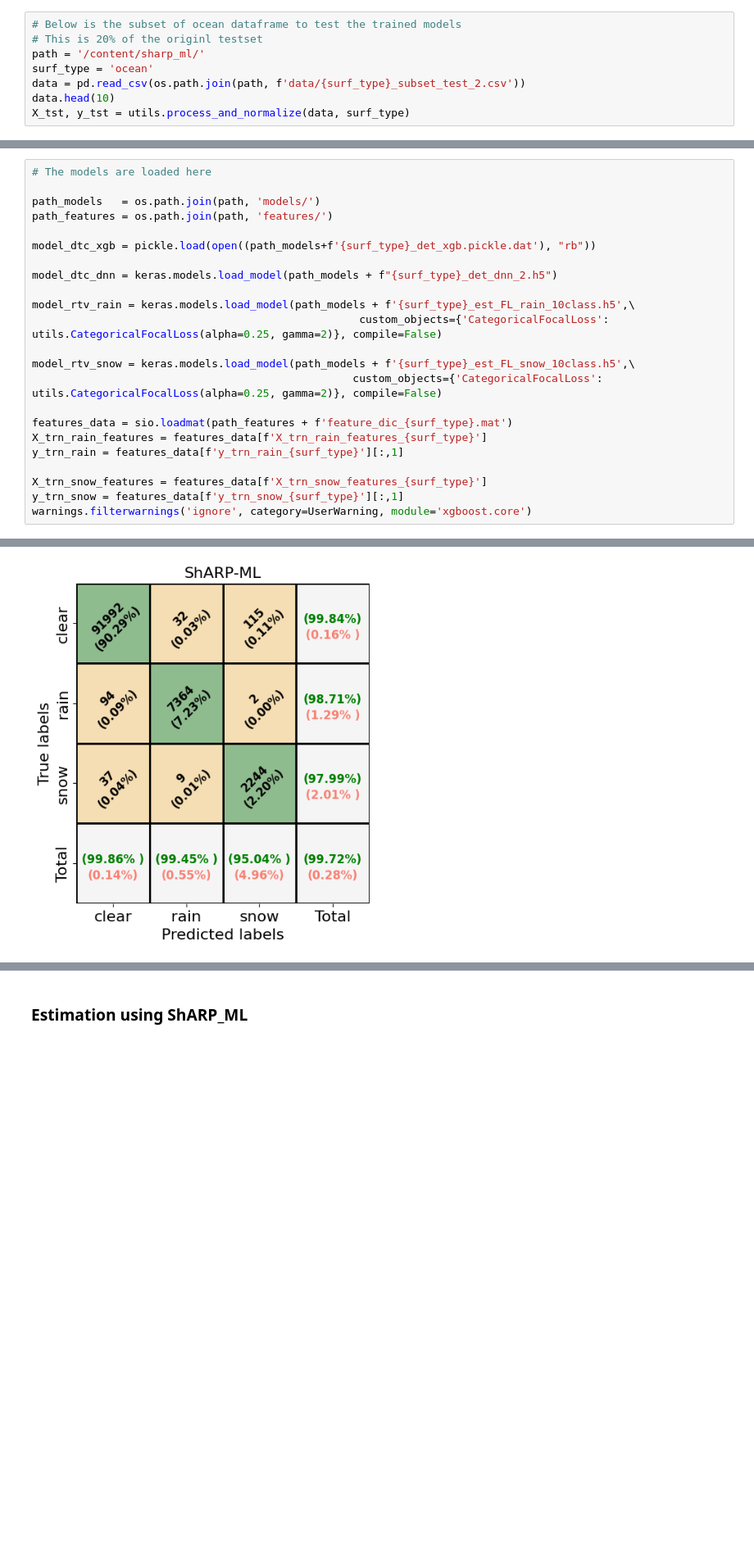
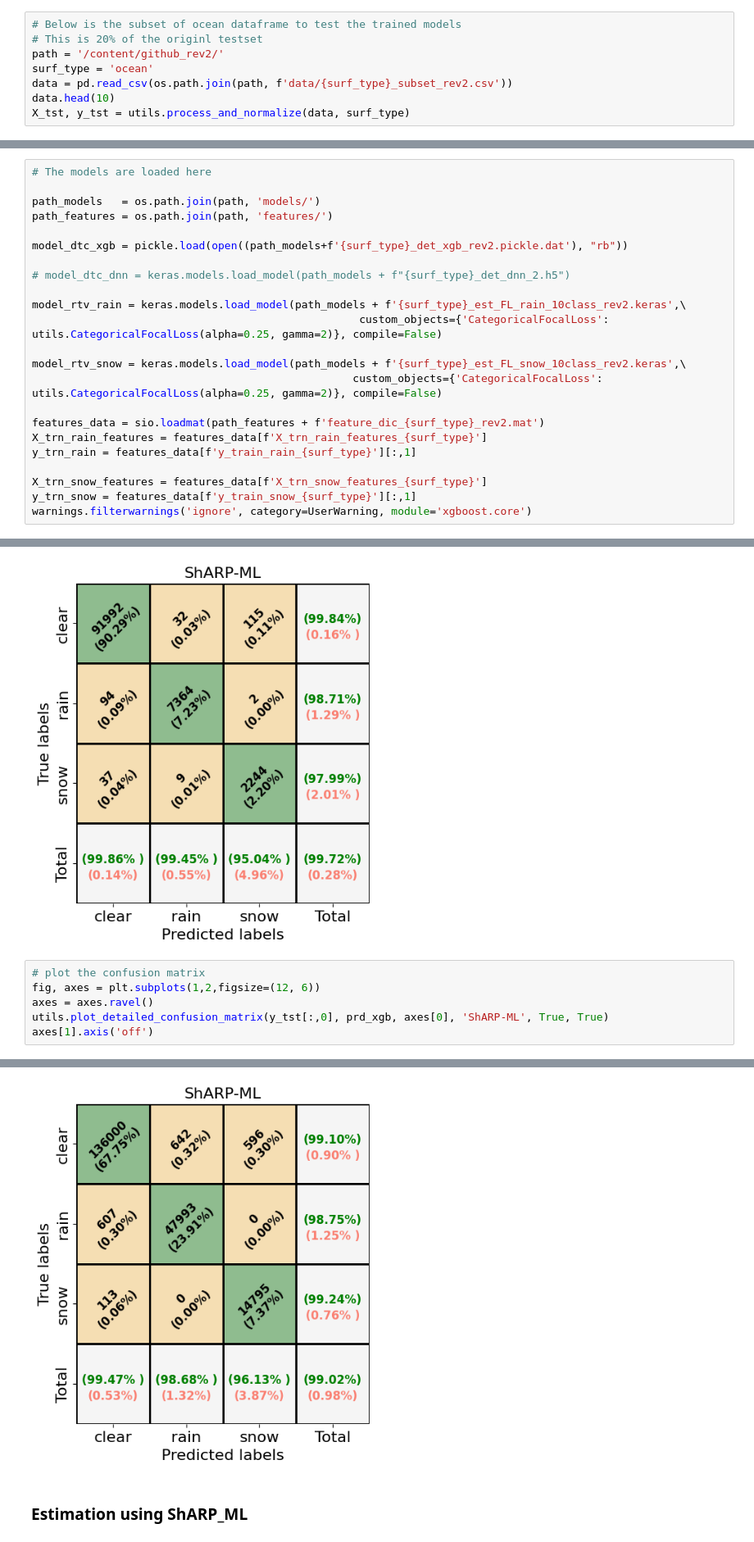
Before and after one commit to reyhaneh-92/Sharp_ML, a Jupyter notebook: Demo_v2.ipynb, the cells around one changed output, grey strips where cells are left out. Shown at 82% size. Cells and saved outputs as stored; diff of their text form; blank space fills up the shorter version.

```diff
--- a/Demo_v2.ipynb
+++ b/Demo_v2.ipynb
@@ -106,9 +106,9 @@ class CategoricalFocalLoss(tf.keras.losses.Loss):
 # %%
 # Below is the subset of ocean dataframe to test the trained models
 # This is 20% of the originl testset
-path = '/content/sharp_ml/'
+path = '/content/github_rev2/'
 surf_type = 'ocean'
-data = pd.read_csv(os.path.join(path, f'data/{surf_type}_subset_test_2.csv'))
+data = pd.read_csv(os.path.join(path, f'data/{surf_type}_subset_rev2.csv'))
 data.head(10)
 X_tst, y_tst = utils.process_and_normalize(data, surf_type)
 # %% [markdown]
@@ -119,20 +119,20 @@ X_tst, y_tst = utils.process_and_normalize(data, surf_type)
 path_models   = os.path.join(path, 'models/')
 path_features = os.path.join(path, 'features/')
 
-model_dtc_xgb = pickle.load(open((path_models+f'{surf_type}_det_xgb.pickle.dat'), "rb"))
+model_dtc_xgb = pickle.load(open((path_models+f'{surf_type}_det_xgb_rev2.pickle.dat'), "rb"))
 
-model_dtc_dnn = keras.models.load_model(path_models + f"{surf_type}_det_dnn_2.h5")
+# model_dtc_dnn = keras.models.load_model(path_models + f"{surf_type}_det_dnn_2.h5")
 
-model_rtv_rain = keras.models.load_model(path_models + f'{surf_type}_est_FL_rain_10class.h5',\
+model_rtv_rain = keras.models.load_model(path_models + f'{surf_type}_est_FL_rain_10class_rev2.keras',\
                                                    custom_objects={'CategoricalFocalLoss': utils.CategoricalFocalLoss(alpha=0.25, gamma=2)}, compile=False)
 
-model_rtv_snow = keras.models.load_model(path_models + f'{surf_type}_est_FL_snow_10class.h5',\
+model_rtv_snow = keras.models.load_model(path_models + f'{surf_type}_est_FL_snow_10class_rev2.keras',\
                                                   custom_objects={'CategoricalFocalLoss': utils.CategoricalFocalLoss(alpha=0.25, gamma=2)}, compile=False)
 
-features_data = sio.loadmat(path_features + f'feature_dic_{surf_type}.mat')
+features_data = sio.loadmat(path_features + f'feature_dic_{surf_type}_rev2.mat')
 X_trn_rain_features = features_data[f'X_trn_rain_features_{surf_type}']
-y_trn_rain = features_data[f'y_trn_rain_{surf_type}'][:,1]
+y_trn_rain = features_data[f'y_train_rain_{surf_type}'][:,1]
 
 X_trn_snow_features = features_data[f'X_trn_snow_features_{surf_type}']
-y_trn_snow = features_data[f'y_trn_snow_{surf_type}'][:,1]
+y_trn_snow = features_data[f'y_train_snow_{surf_type}'][:,1]
 warnings.filterwarnings('ignore', category=UserWarning, module='xgboost.core')
@@ -162,3 +166,10 @@ axes[1].axis('off')
 # %% [output]
 (0.0, 1.0, 0.0, 1.0)
 [figure]
+# %%
+# plot the confusion matrix
+fig, axes = plt.subplots(1,2,figsize=(12, 6))
+axes = axes.ravel()
+utils.plot_detailed_confusion_matrix(y_tst[:,0], prd_xgb, axes[0], 'ShARP-ML', True, True)
+axes[1].axis('off')
+# %% [output]
@@ -165,3 +177,4 @@ axes[1].axis('off')
+[figure, added]
 # %% [markdown]
 ### Estimation using ShARP_ML
 # %%
```
Also changed, not shown: parts of 9 cells of this notebook.
